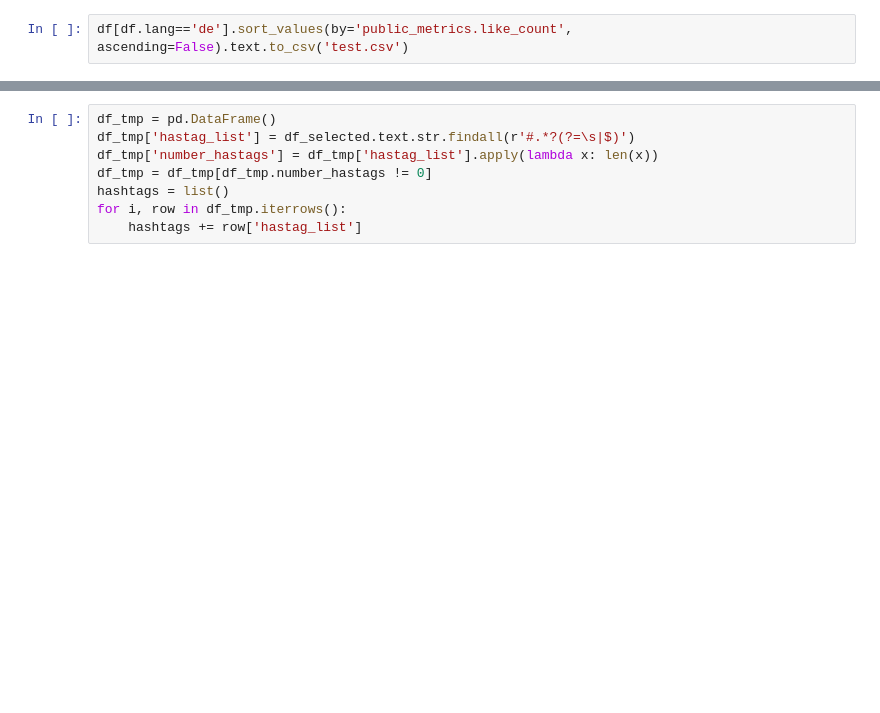
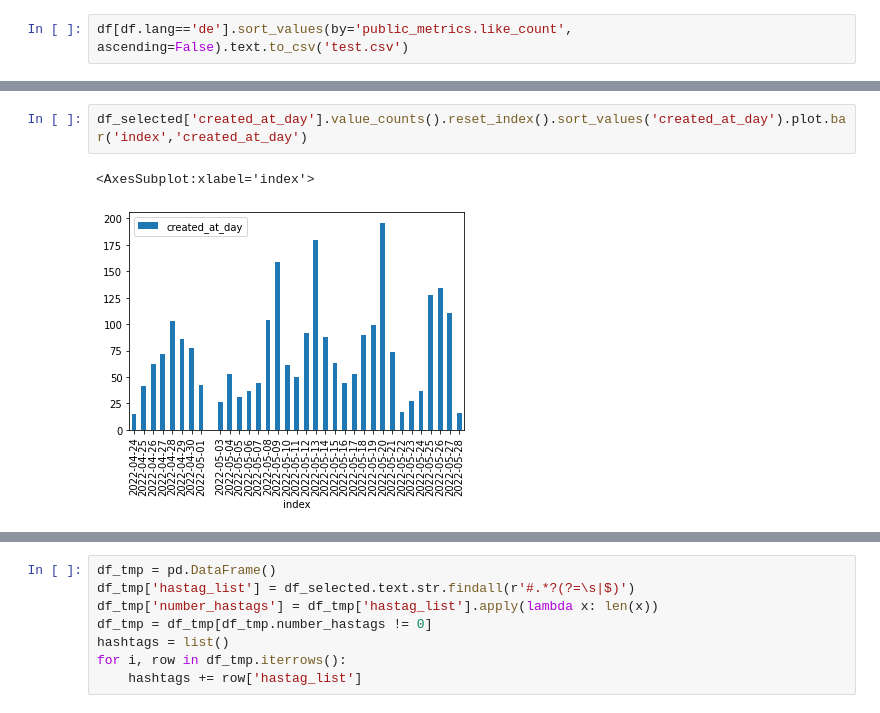
Before and after one commit to ohneBohne/Data_Challenges, a Jupyter notebook: Load_Datasets.ipynb, the cells around one changed output, grey strips where cells are left out. Cells and saved outputs as stored; diff of their text form; blank space fills up the shorter version.

```diff
--- a/Load_Datasets.ipynb
+++ b/Load_Datasets.ipynb
@@ -177,0 +202,5 @@ df_selected[df_selected['text'].str.lower().str.contains('9euroticket', regex=Tr
+# %%
+df_selected['created_at_day'].value_counts().reset_index().sort_values('created_at_day').plot.bar('index','created_at_day')
+# %% [output]
+<AxesSubplot:xlabel='index'>
+[figure, added]
```
Also changed, not shown: parts of 31 cells of this notebook, 6 other files.
